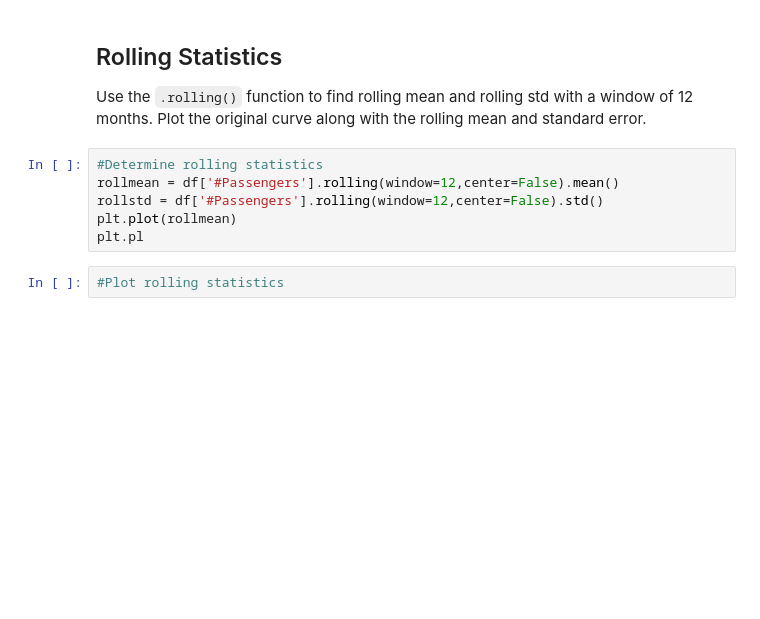
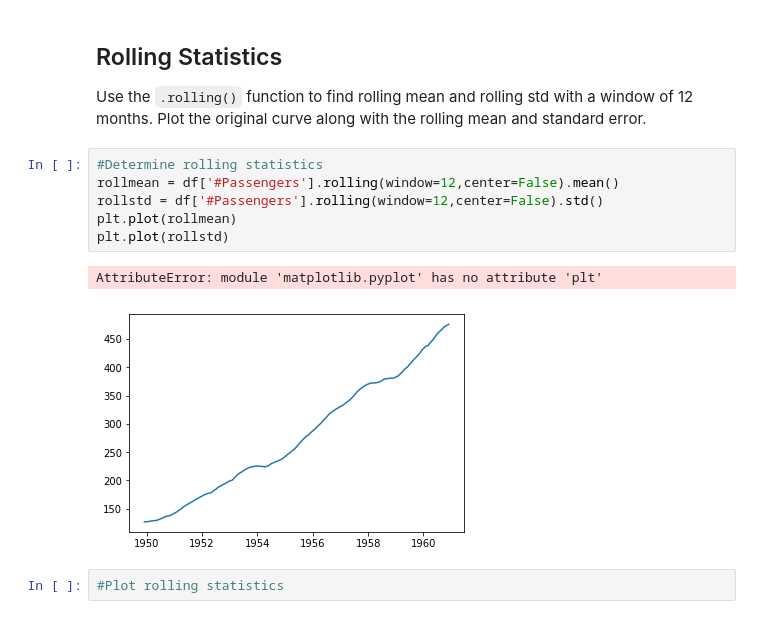
Before and after one commit to minotaur142/dsc-testing-for-trends-lab-nyc-ds-060319, a Jupyter notebook: index.ipynb, the cells around one changed output. Drawn from its saved outputs; the diff is of its cells as text; blank space fills up the shorter version.

```diff
--- a/index.ipynb
+++ b/index.ipynb
@@ -110,9 +110,12 @@ Use the `.rolling()` function to find rolling mean and rolling std with a window
 # %%
 #Determine rolling statistics
 rollmean = df['#Passengers'].rolling(window=12,center=False).mean()
 rollstd = df['#Passengers'].rolling(window=12,center=False).std()
 plt.plot(rollmean)
-plt.pl
+plt.plot(rollstd)
+# %% [output]
+AttributeError: module 'matplotlib.pyplot' has no attribute 'plt'
+[figure, added]
 # %%
 #Plot rolling statistics
 # %% [output]
```
